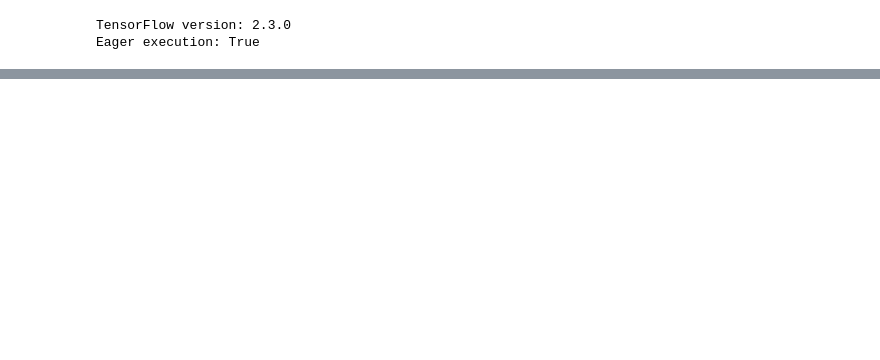
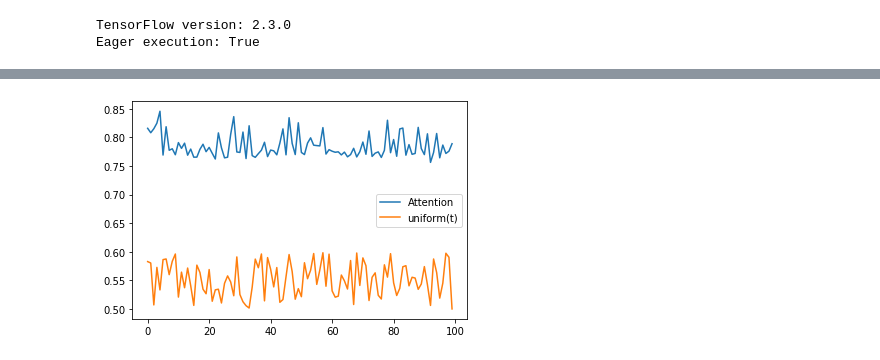
Before and after one commit to ustyuzhaninky/OSAR-keras, a Jupyter notebook: colab/visualization.ipynb, the cells around one changed output, grey strips where cells are left out. Saved outputs shown, nothing was run; the diff lists cells and outputs as text; code cells hidden in the pictures; blank space fills up the shorter version.

Commit message:
Graph Attention layer and PoC

```diff
--- a/colab/visualization.ipynb
+++ b/colab/visualization.ipynb
@@ -188,0 +189,80 @@ _________________________________________________________________
+# %%
+from OSAR import HelixMemory, GraphAttention
+from scipy import signal
+import matplotlib.pyplot as plt
+
+n_samples = 8
+n_features = 1
+test_samples = 100
+memory_len = 10
+n_turns = 3
+sampling_rate = 10000
+frequency = 100
+batch_size = int(np.floor(sampling_rate / n_samples))
+
+total_memory = memory_len + sum(pow(2, i) for i in range(1, n_turns+1))
+
+# Models
+model_avg = tf.keras.models.Sequential([
+    HelixMemory(1, memory_len, n_turns, 2, mode='avg', input_shape=(n_samples, n_features)),
+    tf.keras.layers.Permute((2, 1)),
+    GraphAttention(8, attention_dropout=0.2)
+])
+model_avg.summary()
+model_avg.compile(optimizer='adam', loss='mse')
+
+model_max = tf.keras.models.Sequential([
+    HelixMemory(1, memory_len, n_turns, 2, mode='max', input_shape=(n_samples, n_features)),
+    tf.keras.layers.Permute((2, 1)),
+    GraphAttention(8, attention_dropout=0.2)
+])
+model_max.summary()
+model_max.compile(optimizer='adam', loss='mse')
+
+model_conv = tf.keras.models.Sequential([
+    HelixMemory(1, memory_len, n_turns, 2, mode='conv', input_shape=(n_samples, n_features)),
+    tf.keras.layers.Permute((2, 1)),
+    GraphAttention(8, attention_dropout=0.2)
+])
+model_conv.summary()
+model_conv.compile(optimizer='adam', loss='mse')
+
+# Data
+
+ts = np.reshape(np.linspace(0, 1, sampling_rate, endpoint=True), (batch_size, n_samples, n_features))[:test_samples]
+blip = np.zeros_like(ts)
+blip[0][0][0] = 1
+# blip = tf.constant(blip, dtype=tf.float32)
+line = ts
+sine = np.sin(2 * np.pi * frequency * ts) / 2 + 0.5
+square = signal.square(2 * np.pi * frequency * ts) / 2 + 0.5
+saw = signal.sawtooth(2 * np.pi * frequency * ts) / 2 + 0.5
+uniform = np.random.uniform(size=(test_samples, n_samples, n_features)) / 10 + 0.5
+normal = np.random.normal(size=(test_samples, n_samples, n_features)) / 10 + 0.5
+
+# model.fit(x=uniform, y=uniform, epochs=100)
+
+# Filter train
+def process(model, x):
+    prd = model.predict(x, batch_size=1)
+    return prd
+
+blip_mem = [process(model_avg, blip), process(model_max, blip), process(model_conv, blip)]
+line_mem = [process(model_avg, line), process(model_max, line), process(model_conv, line)]
+sine_mem = [process(model_avg, sine), process(model_max, sine), process(model_conv, sine)]
+square_mem = [process(model_avg, square), process(model_max, square), process(model_conv, square)]
+saw_mem = [process(model_avg, saw), process(model_max, saw), process(model_conv, saw)]
+uniform_mem = [process(model_avg, uniform), process(model_max, uniform), process(model_conv, uniform)]
+normal_mem = [process(model_avg, normal), process(model_max, normal), process(model_conv, normal)]
+
+# plt.plot(line[:, 0, 0])
+# plt.plot(sine[:, 0, 0], label='sin(t)')
+plt.plot(uniform_mem[0][:, 0, 0], label='Attention')
+# plt.plot(saw[:, 0, 0], label='saw(t)')
+# plt.plot(square[:, 0, 0], label='square(t)')
+# plt.plot(blip[:, 0, 0], label='1(t)')
+plt.plot(uniform[:, 0, 0], label='uniform(t)')
+# plt.plot(normal[:, 0, 0], label='normal(t)')
+plt.legend()
+plt.show()
+# %% [output]
@@ -188,0 +286 @@ _________________________________________________________________
+[figure, added]
```
Also changed, not shown: parts of 3 cells of this notebook, 4 other files.
